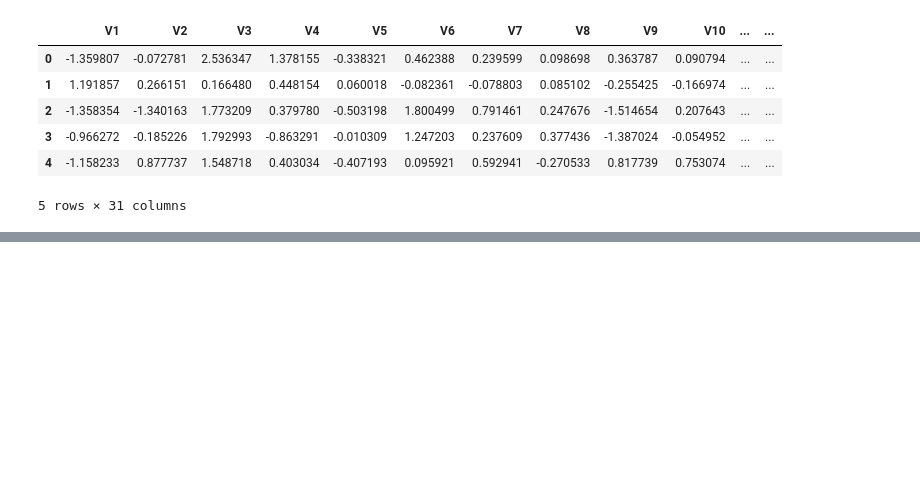
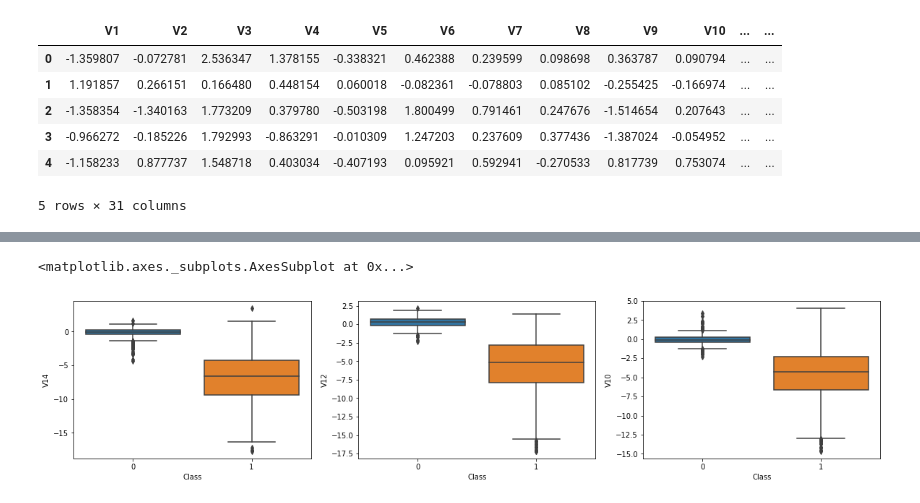
Before and after one commit to vikash4281/CreditcardFraud, a Jupyter notebook: FraudAnalysis.ipynb, the cells around one changed output, grey strips where cells are left out. Saved outputs shown, nothing was run; the diff lists cells and outputs as text; code cells hidden in the pictures; blank space fills up the shorter version.

```diff
--- a/FraudAnalysis.ipynb
+++ b/FraudAnalysis.ipynb
@@ -70,0 +172,8 @@ df.head()
+# %%
+fig, axes = plt.subplots(1,3,figsize = (20,4))
+sns.boxplot(x = 'Class', y= 'V14',data= new_df,ax= axes[0])
+sns.boxplot(x= 'Class',y='V12', data= new_df, ax = axes[1])
+sns.boxplot(x = 'Class', y= 'V10',data=new_df,ax = axes[2])
+# %% [output]
+<matplotlib.axes._subplots.AxesSubplot at 0x...>
+[figure, added]
```
Also changed, not shown: parts of 8 cells of this notebook, 1 other file.
